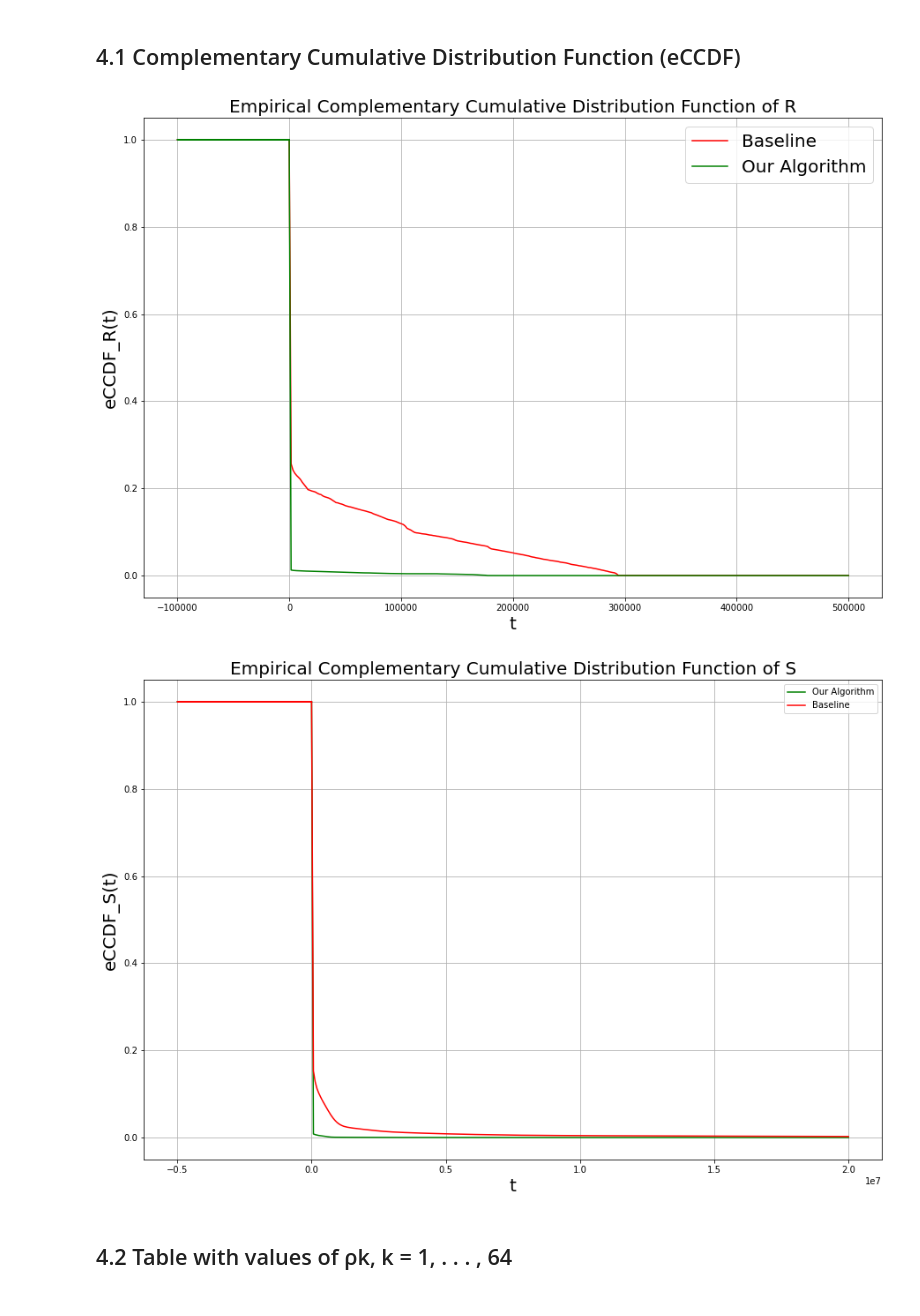
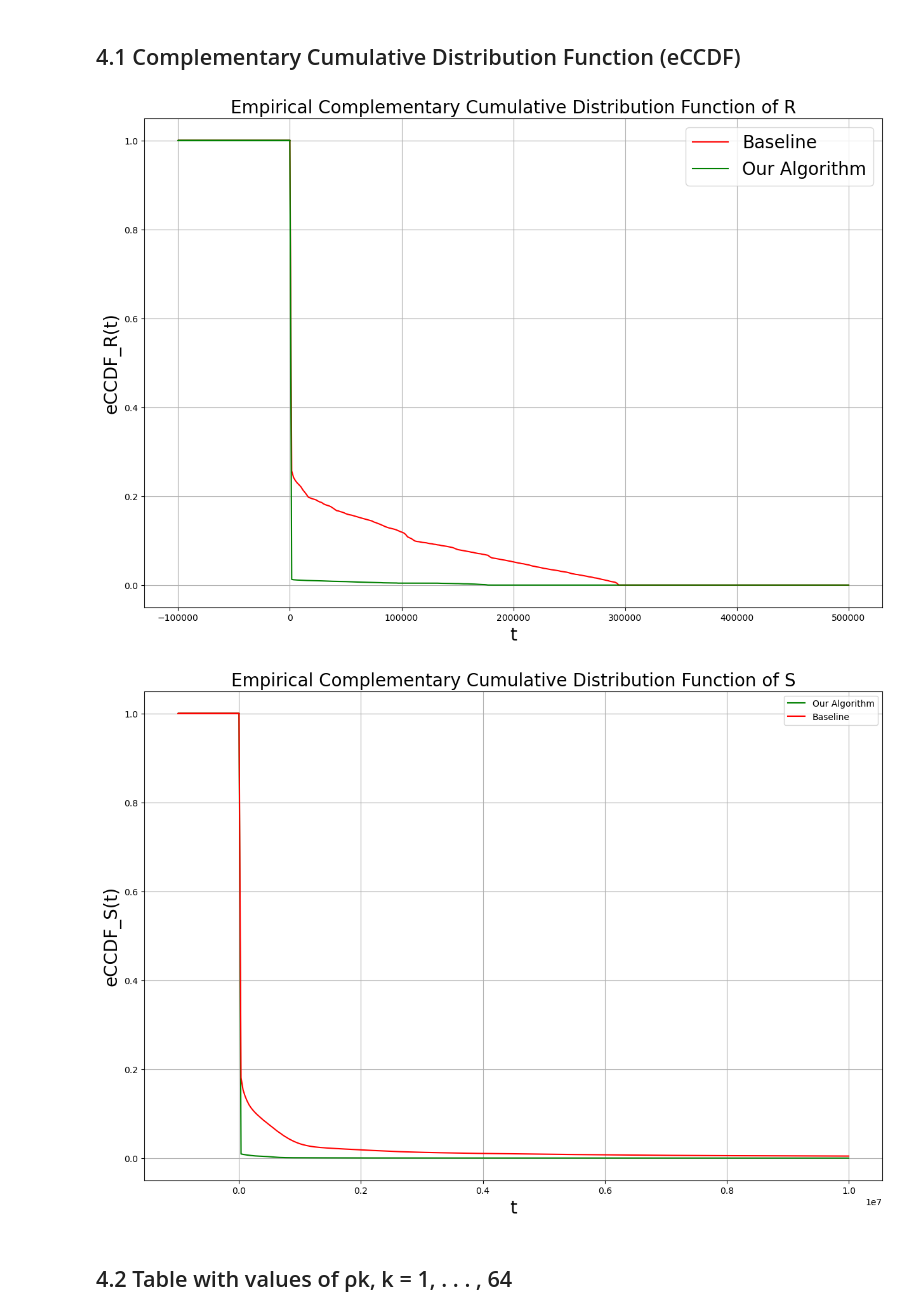
Before and after one commit to maryyyyna/Networking-for-Big-Data-and-Laboratory, a Jupyter notebook: CH2_DataCenter.ipynb, the cells around one changed output. Cells and saved outputs as stored; diff of their text form; code cells hidden in the pictures.

```diff
--- a/CH2_DataCenter.ipynb
+++ b/CH2_DataCenter.ipynb
@@ -9,7 +9,7 @@ from datetime import datetime, timedelta
 import csv
 import itertools
 # %%
-tasks_dataframe = pd.read_csv(r"C:\Users\Marina\OneDrive\Desktop\Cell_a.csv")
+tasks_dataframe = pd.read_csv('/home/michele/Desktop/Data Science/NBD/DC/HW2/Cell_a.csv')
 # %% [markdown]
 # 1. Dataset Analysis ( aggiungere IMA)
 # %%
@@ -471,7 +471,7 @@ def eCCDF(X, t):
 # %%
 num_cores=multiprocessing.cpu_count()
 
-times_plot = [-10**i for i in range(1,6)]+list(np.linspace(0, 10**6/2, 300))
+times_plot = [-10**i for i in range(1,6)]+list(np.linspace(0, 5*10**5, 300))
 emp_response_our_algorithm = Parallel(n_jobs=num_cores)(delayed(eCCDF)( list(max_times_our_algorithm.values()) , i ) for i in times_plot)
 emp_response_baseline = Parallel(n_jobs=num_cores)(delayed(eCCDF)( list(max_times_baseline.values()) , i ) for i in times_plot)
 
@@ -483,26 +483,28 @@ plt.xlabel('t', fontsize = 20)
 plt.ylabel('eCCDF_R(t)', fontsize = 20)
 plt.title('Empirical Complementary Cumulative Distribution Function of R', fontsize = 20)
 plt.legend(fontsize = 20)
+plt.savefig('eCCDF_R.png')
 plt.show()
 # %% [output]
-[figure, old version]
+[figure, new version]
 # %%
-times_plot = [-10**i/2 for i in range(3,8)]+list(np.linspace(0, 10**7*2, 300))
+times_plot = [-10**i for i in range(3,7)]+list(np.linspace(0, 10**7, 300))
 
 emp_slowdown_our_algorithm = Parallel(n_jobs=num_cores)(delayed(eCCDF)(job_slowdown_jobs_our_algorithm , i ) for i in times_plot)
 emp_slowdown_baseline = Parallel(n_jobs=num_cores)(delayed(eCCDF)( job_slowdown_jobs_baseline , i ) for i in times_plot)
 
 plt.figure(figsize=(15, 10))
 plt.plot(times_plot, emp_slowdown_our_algorithm,'g', label='Our Algorithm')
 plt.plot(times_plot, emp_slowdown_baseline,'r', label='Baseline')
 plt.grid()
 plt.xlabel('t', fontsize = 20)
 plt.ylabel('eCCDF_S(t)', fontsize = 20)
 plt.title('Empirical Complementary Cumulative Distribution Function of S', fontsize = 20)
 plt.legend()
+plt.savefig('eCCDF_S.png')
 plt.show()
 # %% [output]
-[figure, old version]
+[figure, new version]
 # %% [markdown]
 ## 4.2 Table with values of ρk, k = 1, . . . , 64
 # %%
```
Also changed, not shown: parts of 6 cells of this notebook.
